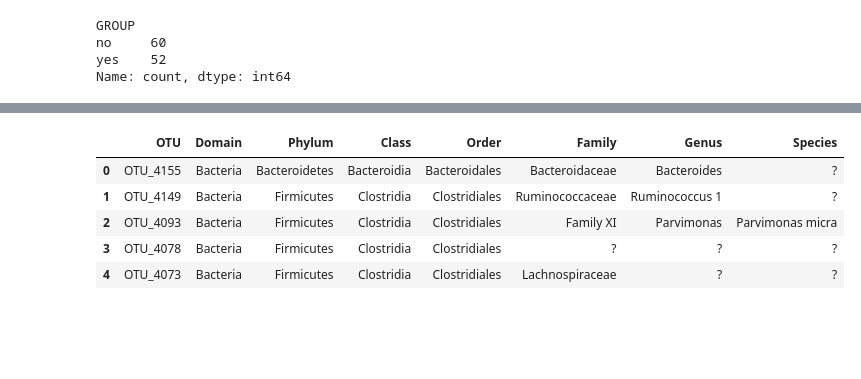
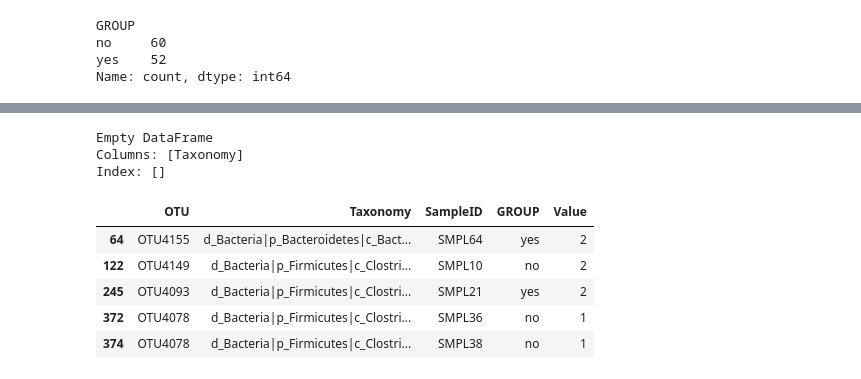
Before and after one commit to M100ika/data_analyzing_04_01_2024, a Jupyter notebook: 04.01.2024.ipynb, the cells around one changed output, grey strips where cells are left out. Drawn from its saved outputs; the diff is of its cells as text; code cells hidden in the pictures; blank space fills up the shorter version.

Commit message:
coinsella_zero

```diff
--- a/04.01.2024.ipynb
+++ b/04.01.2024.ipynb
@@ -70,3 +60,20 @@ GROUP
 no     60
 yes    52
 Name: count, dtype: int64
+# %%
+for col in hiera_blast.columns[1:]:
+    hiera_blast[col] = col[0].lower() + '_' + hiera_blast[col]
+
+hiera_blast['OTU'] = hiera_blast['OTU'].str.replace('_', '')
+
+hiera_blast['Taxonomy'] = hiera_blast['Domain'] + '|' + \
+                        hiera_blast['Phylum'] + '|' + \
+                        hiera_blast['Class'] + '|' + \
+                        hiera_blast['Order'] + '|' + \
+                        hiera_blast['Family'] + '|' + \
+                        hiera_blast['Genus'] + '|' + \
+                        hiera_blast['Species']
+
+hiera_blast = hiera_blast[['OTU', 'Taxonomy']]
+
+hiera_blast.head()
@@ -72,0 +87,7 @@ Name: count, dtype: int64
+# %%
+long_merged_df = pd.melt(merged_df, id_vars=['SampleID', 'GROUP'], var_name='OTU', value_name='Value')
+
+# Объединяем hiera_blast с long_merged_df по столбцу 'OTU'
+merged_result = pd.merge(hiera_blast, long_merged_df, on='OTU', how='inner')
+
+merged_result
@@ -72,0 +241,3 @@ Name: count, dtype: int64
+# %%
+merged_result_non_zero = merged_result[merged_result['Value'] > 0]
+statics(merged_result_non_zero)
@@ -73,9 +254,19 @@ Name: count, dtype: int64
+# %%
+import pandas as pd
+taxonomy_df = pd.DataFrame(merged_result_non_zero['Taxonomy'])
+taxonomy_df.dropna(inplace=True)
+nan_rows = taxonomy_df[taxonomy_df['Taxonomy'].isna()]
+print(nan_rows)
+# %% [output]
+Empty DataFrame
+Columns: [Taxonomy]
+Index: []
 # %%
-hiera_blast.head()
+merged_result_non_zero.head()
 # %% [output]
-|  | OTU | Domain | Phylum | Class | Order | Family | Genus | Species |
-| 0 | OTU_4155 | Bacteria | Bacteroidetes | Bacteroidia | Bacteroidales | Bacteroidaceae | Bacteroides | ? |
-| 1 | OTU_4149 | Bacteria | Firmicutes | Clostridia | Clostridiales | Ruminococcaceae | Ruminococcus 1 | ? |
-| 2 | OTU_4093 | Bacteria | Firmicutes | Clostridia | Clostridiales | Family XI | Parvimonas | Parvimonas micra |
-| 3 | OTU_4078 | Bacteria | Firmicutes | Clostridia | Clostridiales | ? | ? | ? |
-| 4 | OTU_4073 | Bacteria | Firmicutes | Clostridia | Clostridiales | Lachnospiraceae | ? | ? |
+|  | OTU | Taxonomy | SampleID | GROUP | Value |
+| 64 | OTU4155 | d_Bacteria|p_Bacteroidetes|c_Bact... | SMPL64 | yes | 2 |
+| 122 | OTU4149 | d_Bacteria|p_Firmicutes|c_Clostri... | SMPL10 | no | 2 |
+| 245 | OTU4093 | d_Bacteria|p_Firmicutes|c_Clostri... | SMPL21 | yes | 2 |
+| 372 | OTU4078 | d_Bacteria|p_Firmicutes|c_Clostri... | SMPL36 | no | 1 |
+| 374 | OTU4078 | d_Bacteria|p_Firmicutes|c_Clostri... | SMPL38 | no | 1 |
```
Also changed, not shown: parts of 12 cells of this notebook, 6 other files.
